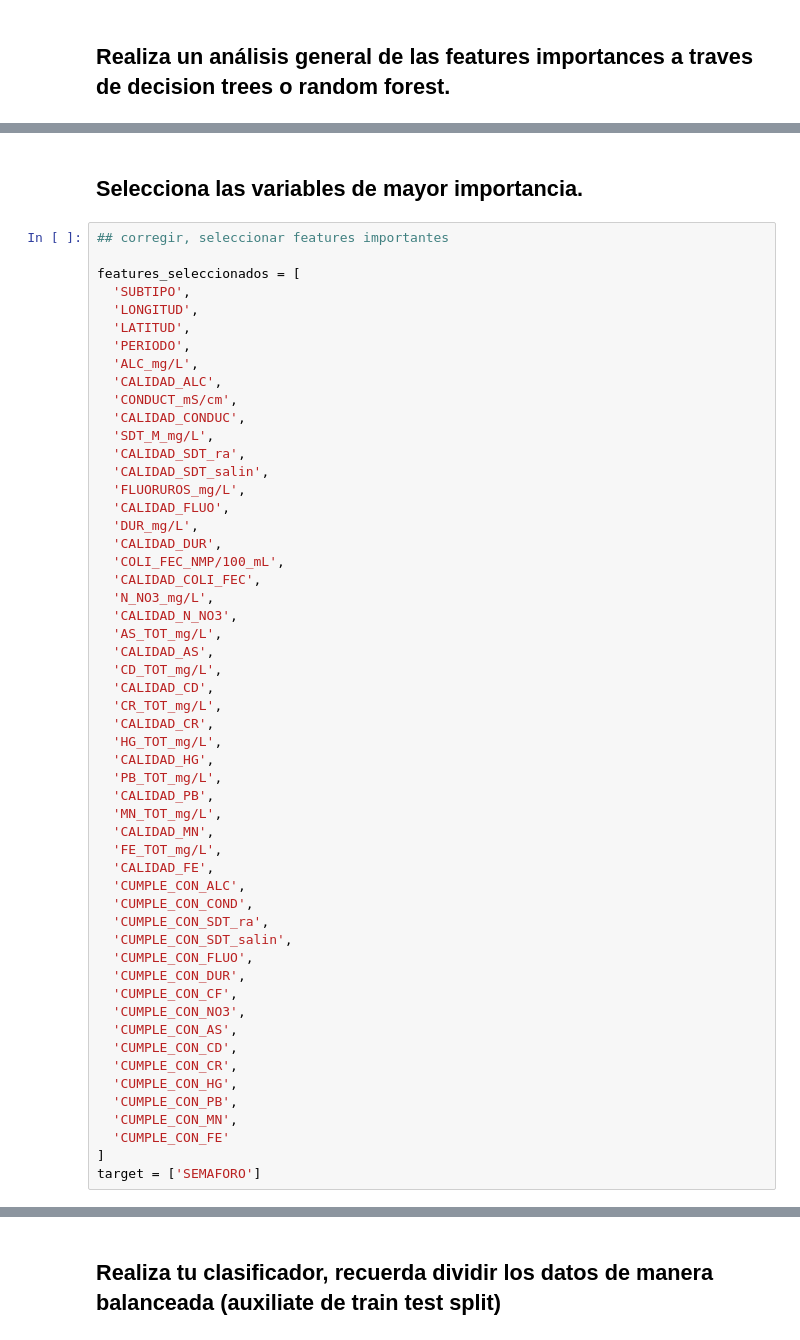
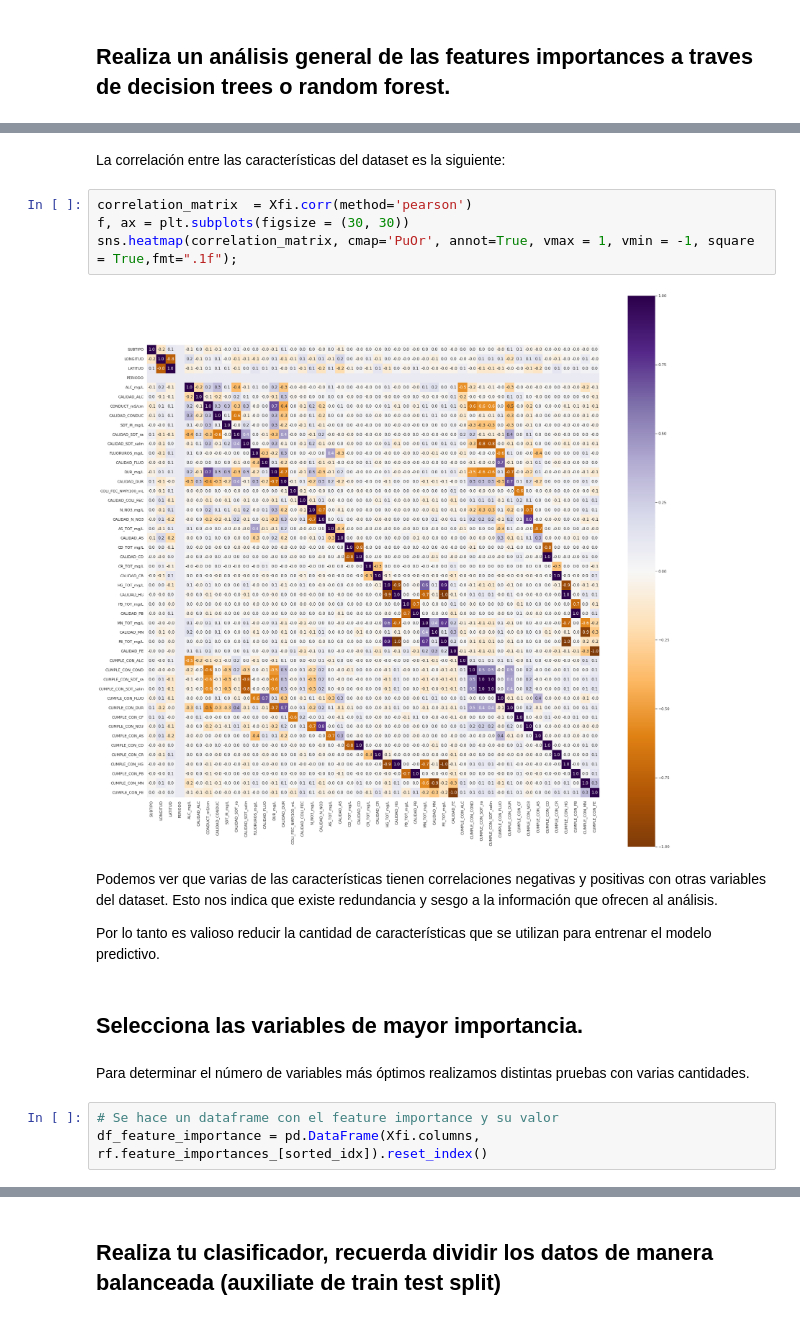
Before and after one commit to PosgradoMNA/actividades-del-projecto-equipo-5, a Jupyter notebook: Entrega2_Reto_Equipo5.ipynb, the cells around one changed output, grey strips where cells are left out. Drawn from its saved outputs; the diff is of its cells as text.

```diff
--- a/Entrega2_Reto_Equipo5.ipynb
+++ b/Entrega2_Reto_Equipo5.ipynb
@@ -379,56 +396,19 @@ Identificamos que las caracterísitcas más importantes son:
+# %% [markdown]
+La correlación entre las características del dataset es la siguiente:
+# %%
+correlation_matrix  = Xfi.corr(method='pearson')
+f, ax = plt.subplots(figsize = (30, 30))
+sns.heatmap(correlation_matrix, cmap='PuOr', annot=True, vmax = 1, vmin = -1, square = True,fmt=".1f");
+# %% [output]
+[figure, added]
+# %% [markdown]
+Podemos ver que varias de las características tienen correlaciones negativas y positivas con otras variables del dataset. Esto nos indica que existe redundancia y sesgo a la información que ofrecen al análisis.
+
+Por lo tanto es valioso reducir la cantidad de características que se utilizan para entrenar el modelo predictivo.
 # %% [markdown]
 ## Selecciona las variables de mayor importancia.
-# %%
-## corregir, seleccionar features importantes
-
-features_seleccionados = [
-  'SUBTIPO',
-  'LONGITUD',
-  'LATITUD',
-  'PERIODO',
-  'ALC_mg/L',
-  'CALIDAD_ALC',
-  'CONDUCT_mS/cm',
-  'CALIDAD_CONDUC',
-  'SDT_M_mg/L',
-  'CALIDAD_SDT_ra',
-  'CALIDAD_SDT_salin',
-  'FLUORUROS_mg/L',
-  'CALIDAD_FLUO',
-  'DUR_mg/L',
-  'CALIDAD_DUR',
-  'COLI_FEC_NMP/100_mL',
-  'CALIDAD_COLI_FEC',
-  'N_NO3_mg/L',
-  'CALIDAD_N_NO3',
-  'AS_TOT_mg/L',
-  'CALIDAD_AS',
-  'CD_TOT_mg/L',
-  'CALIDAD_CD',
-  'CR_TOT_mg/L',
-  'CALIDAD_CR',
-  'HG_TOT_mg/L',
-  'CALIDAD_HG',
-  'PB_TOT_mg/L',
-  'CALIDAD_PB',
-  'MN_TOT_mg/L',
-  'CALIDAD_MN',
-  'FE_TOT_mg/L',
-  'CALIDAD_FE',
-  'CUMPLE_CON_ALC',
-  'CUMPLE_CON_COND',
-  'CUMPLE_CON_SDT_ra',
-  'CUMPLE_CON_SDT_salin',
-  'CUMPLE_CON_FLUO',
-  'CUMPLE_CON_DUR',
-  'CUMPLE_CON_CF',
-  'CUMPLE_CON_NO3',
-  'CUMPLE_CON_AS',
-  'CUMPLE_CON_CD',
-  'CUMPLE_CON_CR',
-  'CUMPLE_CON_HG',
-  'CUMPLE_CON_PB',
-  'CUMPLE_CON_MN',
-  'CUMPLE_CON_FE'
-]
-target = ['SEMAFORO']
+# %% [markdown]
+Para determinar el número de variables más óptimos realizamos distintas pruebas con varias cantidades.
+# %%
+# Se hace un dataframe con el feature importance y su valor
+df_feature_importance = pd.DataFrame(Xfi.columns, rf.feature_importances_[sorted_idx]).reset_index()
```
Also changed, not shown: parts of 54 cells of this notebook.
